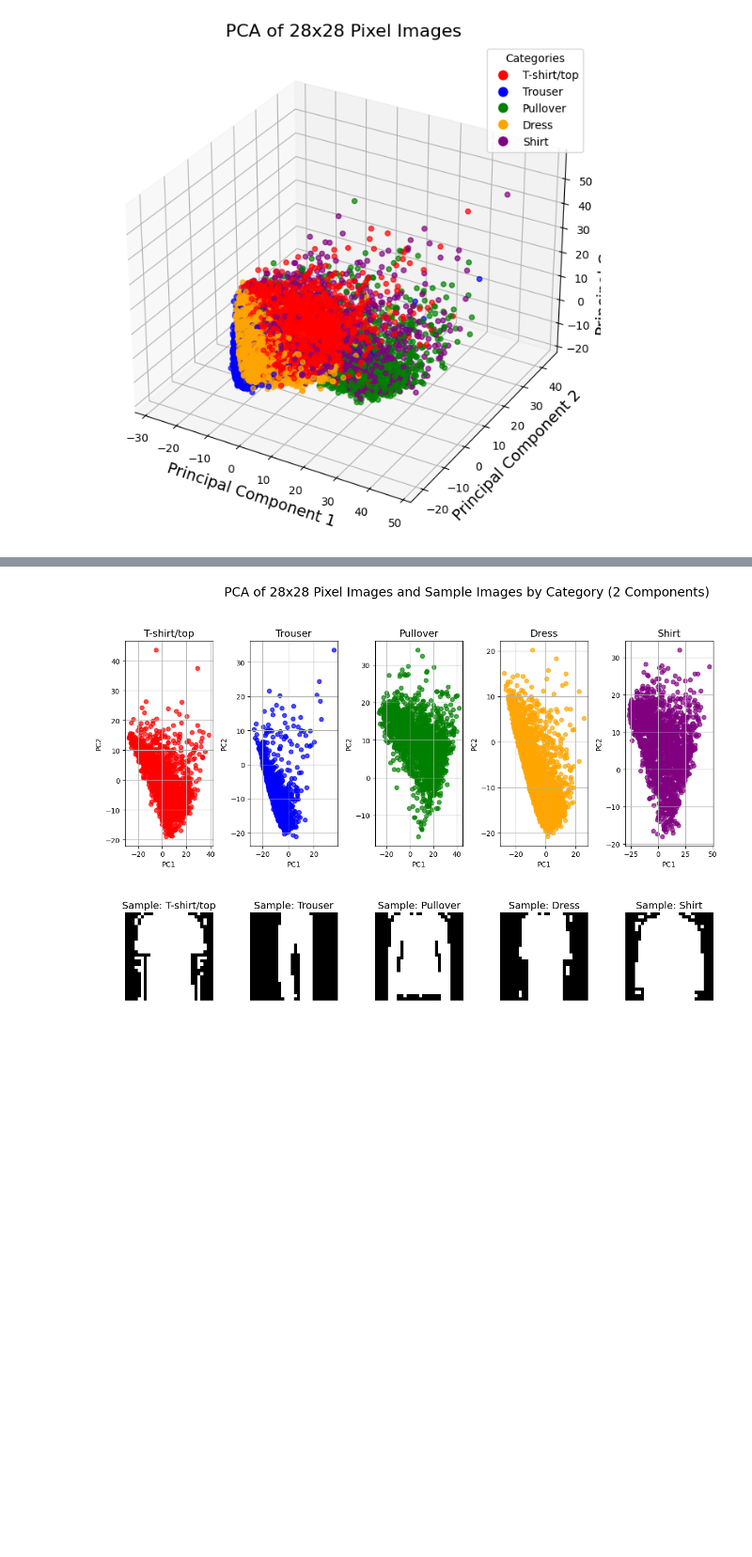
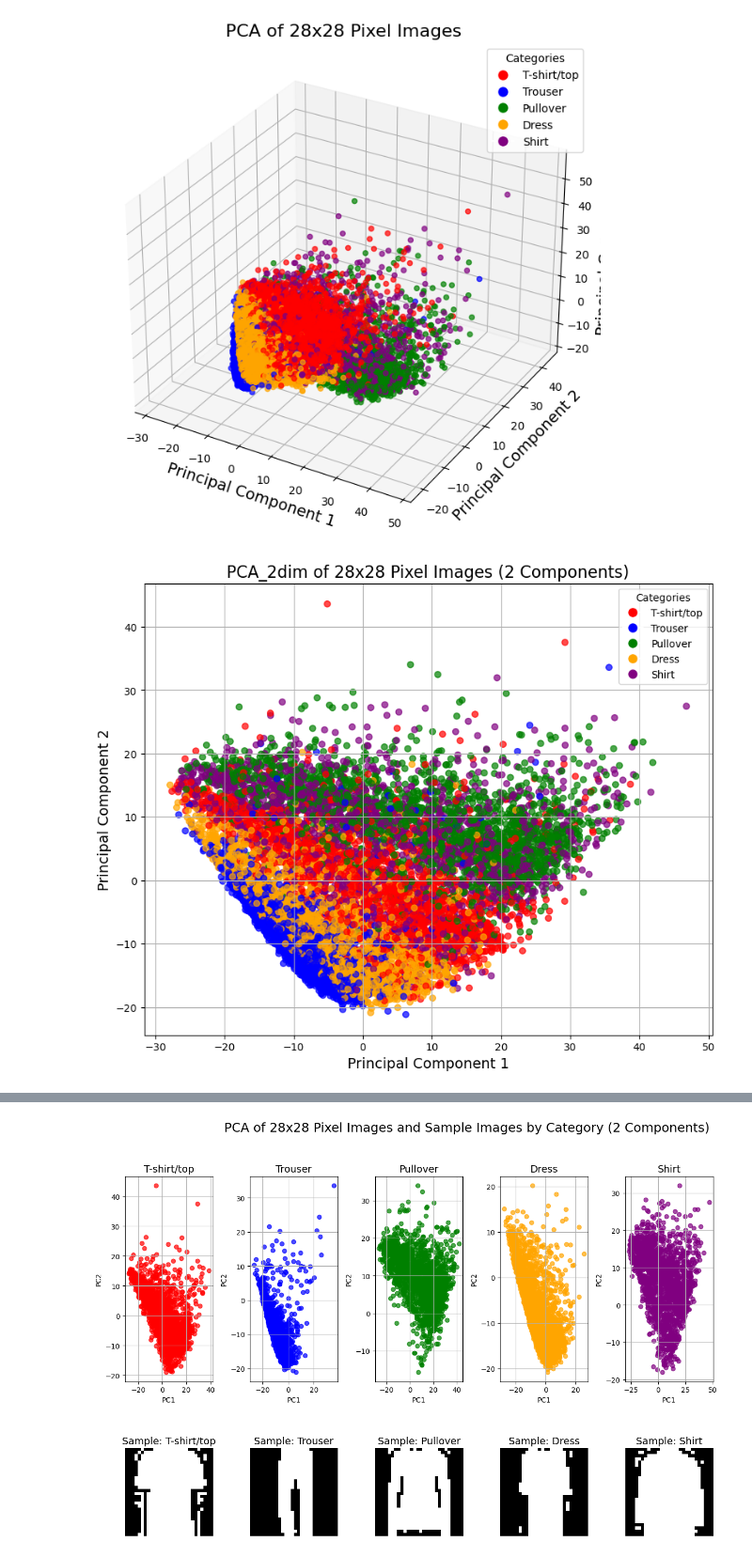
Before and after one commit to kfkfkflmej/ML2024Midi, a Jupyter notebook: pca trials.ipynb, the cells around one changed output, grey strips where cells are left out. Shown at 94% size. Cells and saved outputs as stored; diff of their text form; code cells hidden in the pictures; blank space fills up the shorter version.

```diff
--- a/pca trials.ipynb
+++ b/pca trials.ipynb
@@ -58,6 +58,67 @@ ax.legend(handles=legend_handles, title='Categories')
 plt.show()
 # %% [output]
 [figure]
+# %%
+import numpy as np
+import pandas as pd
+import matplotlib.pyplot as plt
+from sklearn.decomposition import PCA
+from sklearn.preprocessing import StandardScaler
+
+# Step 1: Load your dataset
+# Assuming your images are in a CSV file where each row is an image of 784 pixel values
+# The last column is the category indicator (0-4)
+# Replace 'your_images.csv' with the path to your CSV file
+images = np.load('Data+Description\\fashion_train.npy')  # Load the dataset
+
+# Step 2: Separate features and labels
+X = images[:, :-1]  # Features: all columns except the last
+y = images[:, -1]   # Labels: the last column (categories)
+
+# Step 3: Normalize the pixel values to a range of [0, 1]
+X_normalized = X / 255.0  # Scale pixel values to [0, 1]
+
+# Step 4: Standardize the data
+scaler = StandardScaler()
+X_scaled = scaler.fit_transform(X)
+
+# Step 5: Apply PCA_2dim
+pca_2dim = PCA(n_components=2)  # Reduce to 2 dimensions for visualization
+principal_components = pca_2dim.fit_transform(X_scaled)
+
+# Step 6: Convert to DataFrame for easier plotting
+principal_df = pd.DataFrame(data=principal_components, columns=['PC1', 'PC2'])
+
+# Step 7: Define colors for each category
+categories = ['T-shirt/top', 'Trouser', 'Pullover', 'Dress', 'Shirt']
+colors = ['red', 'blue', 'green', 'orange', 'purple']  # Colors corresponding to categories
+
+# Map the categories to colors
+color_map = {i: colors[i] for i in range(len(categories))}
+point_colors = [color_map[int(label)] for label in y]  # Assign colors based on the labels
+
+# Step 8: Visualize the PCA_2dim results in 2D
+plt.figure(figsize=(10, 8))
+plt.scatter(principal_df['PC1'], principal_df['PC2'],
+            alpha=0.7, c=point_colors)
+
+# Labels and title
+plt.title('PCA_2dim of 28x28 Pixel Images (2 Components)', fontsize=16)
+plt.xlabel('Principal Component 1', fontsize=14)
+plt.ylabel('Principal Component 2', fontsize=14)
+
+# Create a legend
+import matplotlib.lines as mlines
+legend_handles = [mlines.Line2D([], [], marker='o', color='w',
+                                  label=categories[i],
+                                  markerfacecolor=colors[i],
+                                  markersize=10) for i in range(len(categories))]
+plt.legend(handles=legend_handles, title='Categories')
+
+plt.grid()
+plt.show()
+# %% [output]
+[figure, added]
 # %%
 import numpy as np
 import pandas as pd
```
Also changed, not shown: parts of 1 cell of this notebook, 4 other files.
